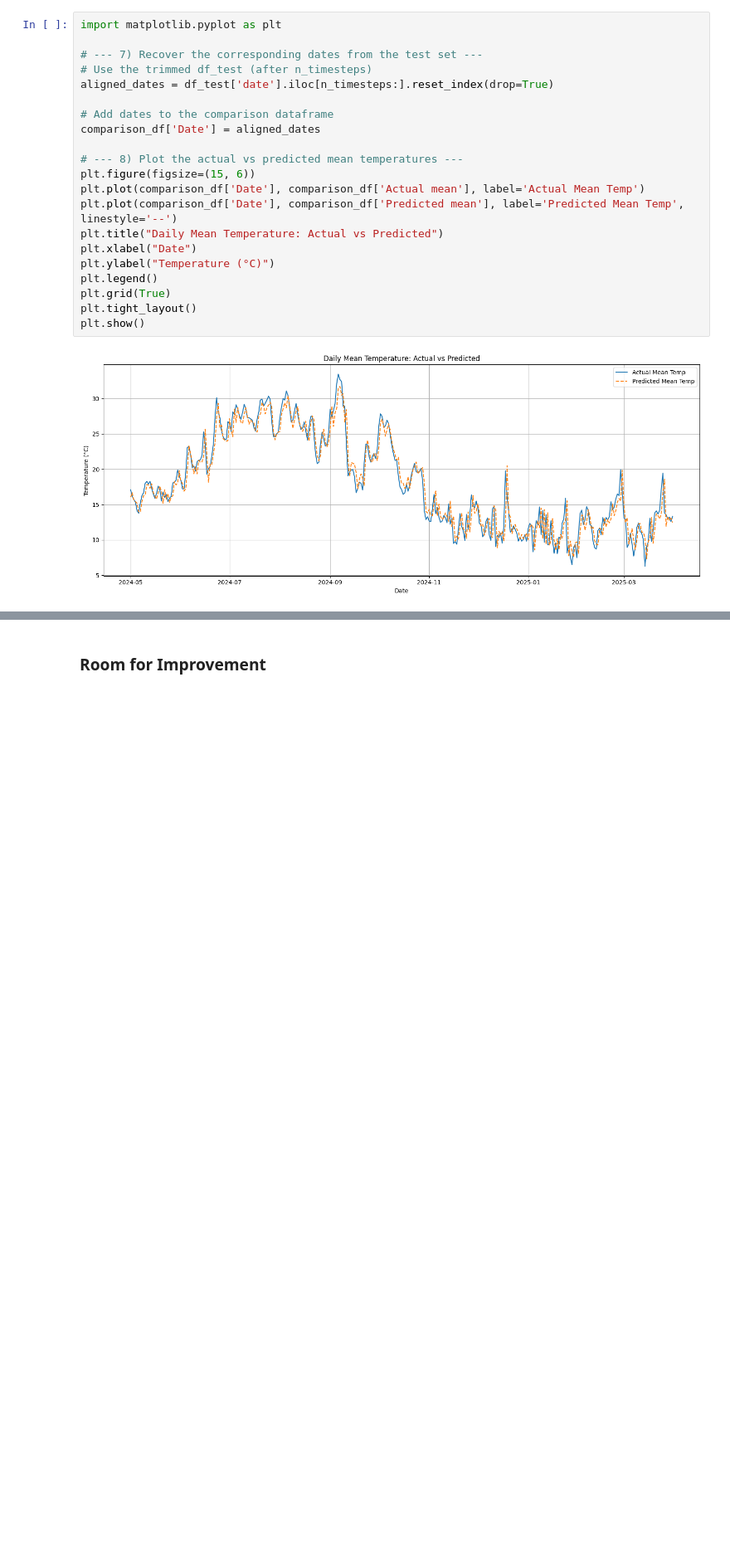
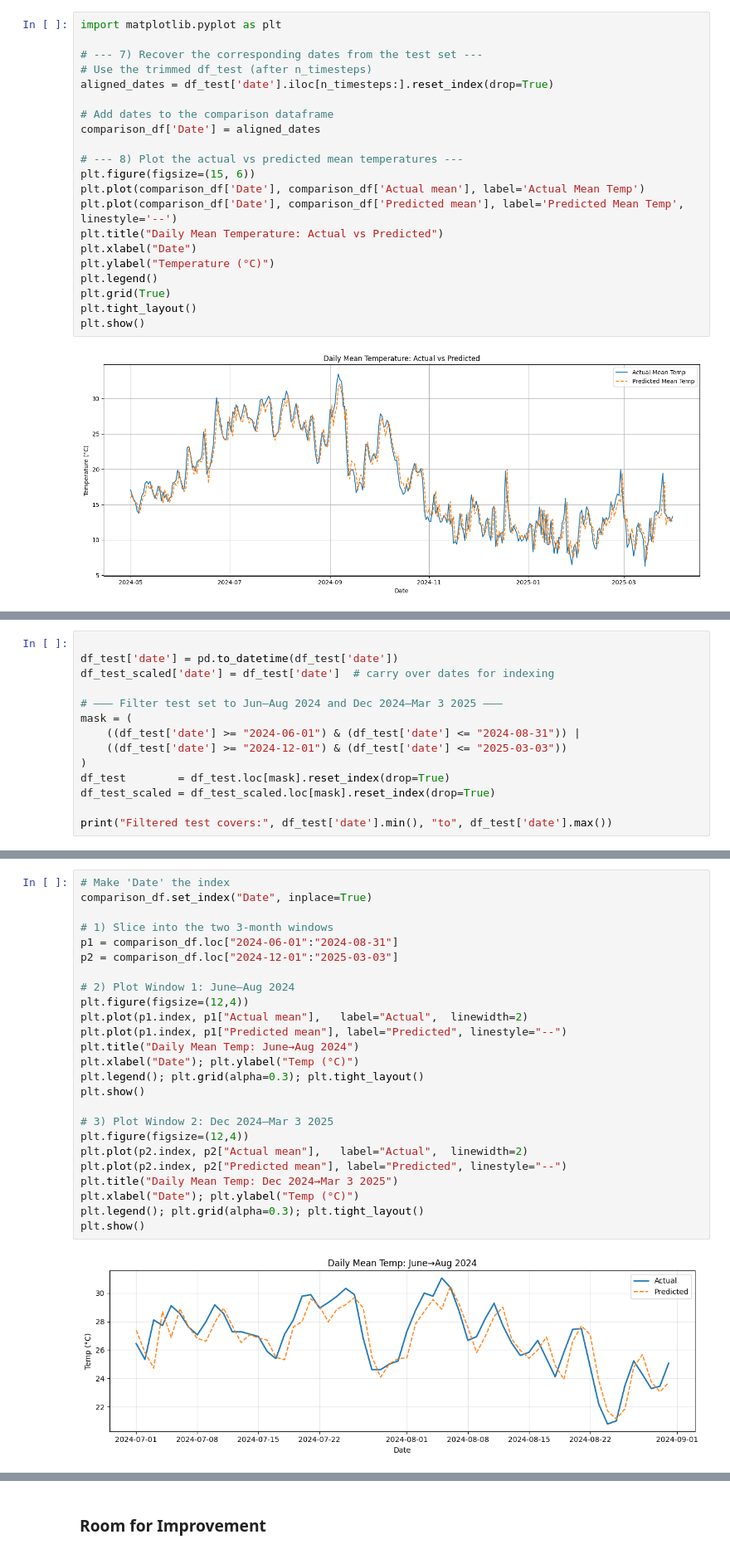
Before and after one commit to GianiRanzetti/Minerva---Weather-Derivatives, a Jupyter notebook: CNN-LSTM Model/Neural-Networks.ipynb, the cells around one changed output, grey strips where cells are left out. Shown at 83% size. Saved outputs shown, nothing was run; the diff lists cells and outputs as text; blank space fills up the shorter version.

Commit message:
alpha

```diff
--- a/CNN-LSTM Model/Neural-Networks.ipynb
+++ b/CNN-LSTM Model/Neural-Networks.ipynb
@@ -793,0 +843,14 @@ plt.show()
+# %%
+
+df_test['date'] = pd.to_datetime(df_test['date'])
+df_test_scaled['date'] = df_test['date']  # carry over dates for indexing
+
+# ——— Filter test set to Jun–Aug 2024 and Dec 2024–Mar 3 2025 ———
+mask = (
+    ((df_test['date'] >= "2024-06-01") & (df_test['date'] <= "2024-08-31")) |
+    ((df_test['date'] >= "2024-12-01") & (df_test['date'] <= "2025-03-03"))
+)
+df_test        = df_test.loc[mask].reset_index(drop=True)
+df_test_scaled = df_test_scaled.loc[mask].reset_index(drop=True)
+
+print("Filtered test covers:", df_test['date'].min(), "to", df_test['date'].max())
@@ -793,0 +920,27 @@ plt.show()
+# %%
+# Make 'Date' the index
+comparison_df.set_index("Date", inplace=True)
+
+# 1) Slice into the two 3-month windows
+p1 = comparison_df.loc["2024-06-01":"2024-08-31"]
+p2 = comparison_df.loc["2024-12-01":"2025-03-03"]
+
+# 2) Plot Window 1: June–Aug 2024
+plt.figure(figsize=(12,4))
+plt.plot(p1.index, p1["Actual mean"],   label="Actual",  linewidth=2)
+plt.plot(p1.index, p1["Predicted mean"], label="Predicted", linestyle="--")
+plt.title("Daily Mean Temp: June→Aug 2024")
+plt.xlabel("Date"); plt.ylabel("Temp (°C)")
+plt.legend(); plt.grid(alpha=0.3); plt.tight_layout()
+plt.show()
+
+# 3) Plot Window 2: Dec 2024–Mar 3 2025
+plt.figure(figsize=(12,4))
+plt.plot(p2.index, p2["Actual mean"],   label="Actual",  linewidth=2)
+plt.plot(p2.index, p2["Predicted mean"], label="Predicted", linestyle="--")
+plt.title("Daily Mean Temp: Dec 2024→Mar 3 2025")
+plt.xlabel("Date"); plt.ylabel("Temp (°C)")
+plt.legend(); plt.grid(alpha=0.3); plt.tight_layout()
+plt.show()
+# %% [output]
+[figure, added]
```
Also changed, not shown: parts of 11 cells of this notebook.
